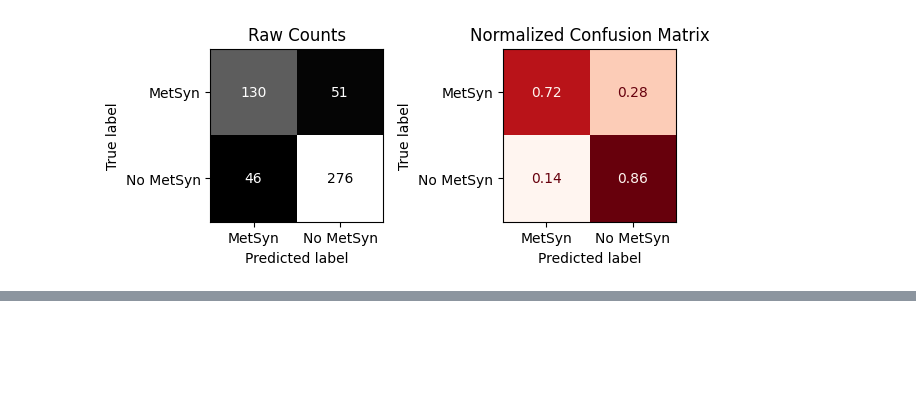
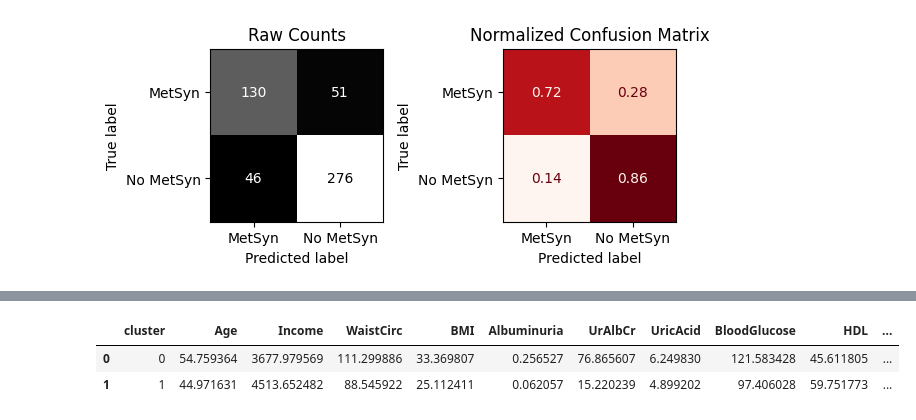
Before and after one commit to mahmoudarekat/MetabolicSyndrome, a Jupyter notebook: MetabolicSyndrome.ipynb, the cells around one changed output, grey strips where cells are left out. Drawn from its saved outputs; the diff is of its cells as text; code cells hidden in the pictures; blank space fills up the shorter version.

```diff
--- a/MetabolicSyndrome.ipynb
+++ b/MetabolicSyndrome.ipynb
@@ -337,0 +395,9 @@ weighted avg       0.81      0.81      0.81       503
+# %%
+# Group the dataframe by cluster and aggregate by mean values
+# Add as_index=False so that the clusters are a column, not the index
+cluster_groups = df.groupby('cluster', as_index=False).mean()
+cluster_groups
+# %% [output]
+|  | cluster | Age | Income | WaistCirc | BMI | Albuminuria | UrAlbCr | UricAcid | BloodGlucose | HDL | ... |
+| 0 | 0 | 54.759364 | 3677.979569 | 111.299886 | 33.369807 | 0.256527 | 76.865607 | 6.249830 | 121.583428 | 45.611805 | ... |
+| 1 | 1 | 44.971631 | 4513.652482 | 88.545922 | 25.112411 | 0.062057 | 15.220239 | 4.899202 | 97.406028 | 59.751773 | ... |
```
Also changed, not shown: parts of 7 cells of this notebook.
